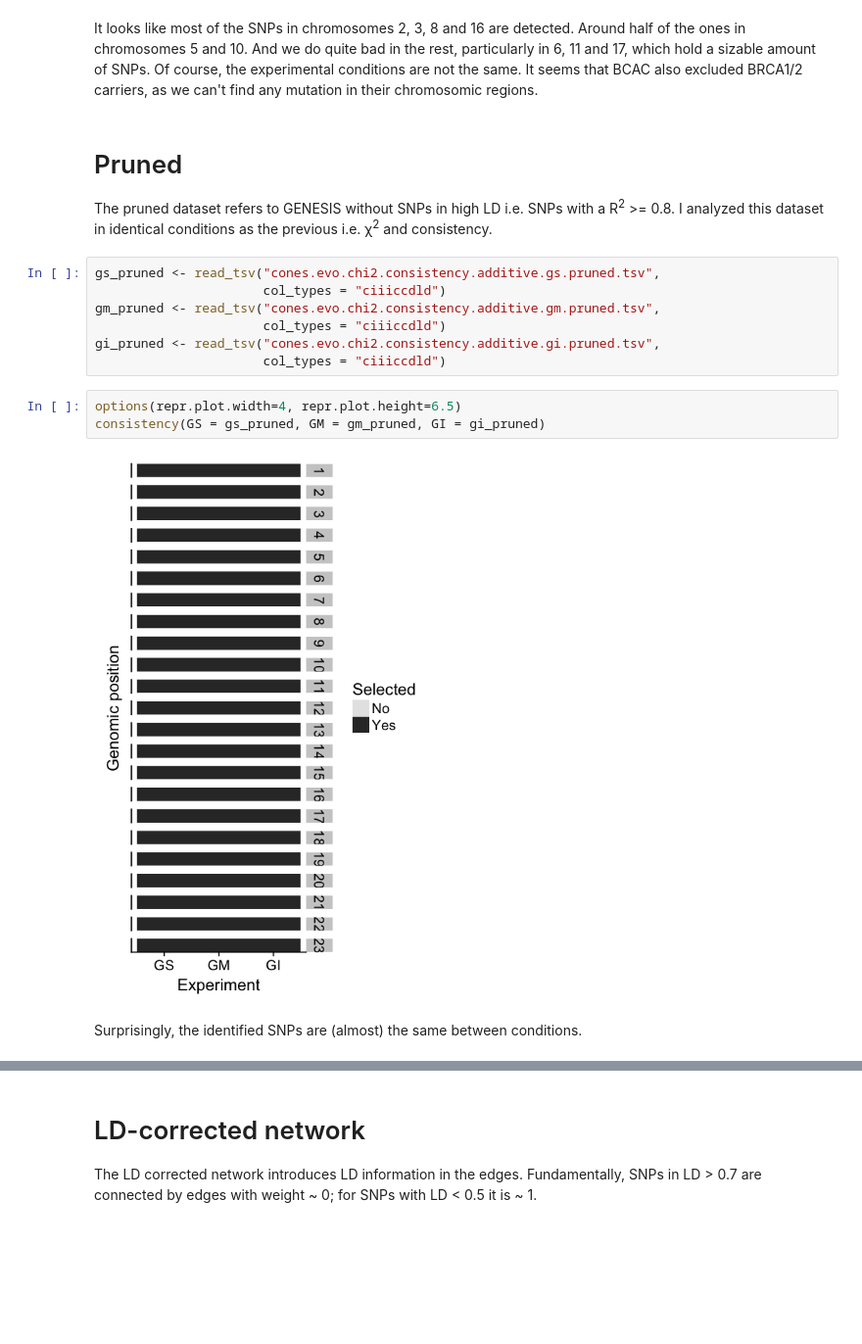
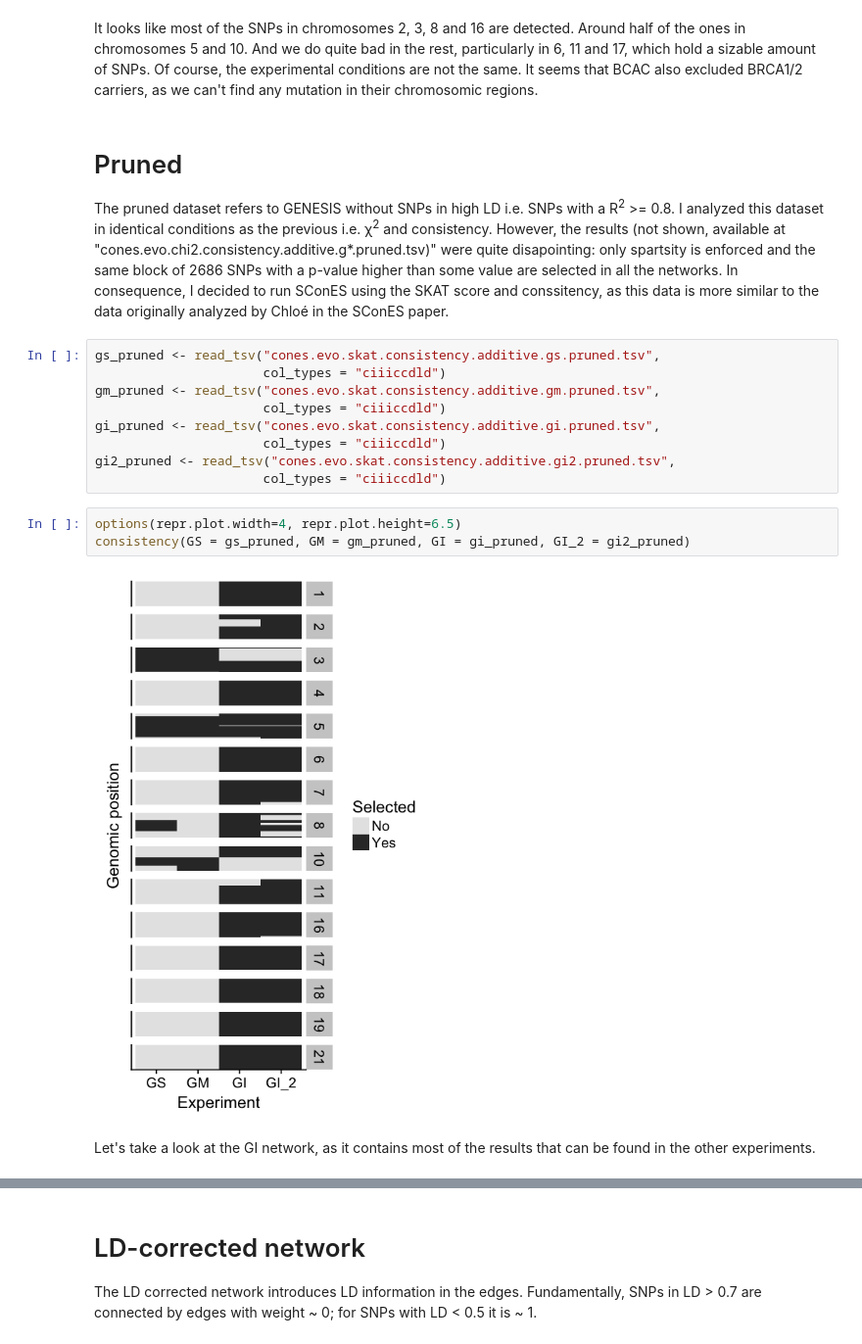
Before and after one commit to hclimente/genewa, a Jupyter notebook: results/genesis/additive_analysis.ipynb, the cells around one changed output, grey strips where cells are left out. Shown at 98% size. Saved outputs shown, nothing was run; the diff lists cells and outputs as text; blank space fills up the shorter version.

Commit message:
finished all possible GENESIS analyses

```diff
--- a/results/genesis/additive_analysis.ipynb
+++ b/results/genesis/additive_analysis.ipynb
@@ -486,19 +470,21 @@ It looks like most of the SNPs in chromosomes 2, 3, 8 and 16 are detected. Aroun
 # %% [markdown]
 # Pruned
 
-The pruned dataset refers to GENESIS without SNPs in high LD i.e. SNPs with a R<sup>2</sup> >= 0.8. I analyzed this dataset in identical conditions as the previous i.e. χ<sup>2</sup> and consistency.
+The pruned dataset refers to GENESIS without SNPs in high LD i.e. SNPs with a R<sup>2</sup> >= 0.8. I analyzed this dataset in identical conditions as the previous i.e. χ<sup>2</sup> and consistency. However, the results (not shown, available at "cones.evo.chi2.consistency.additive.g\*.pruned.tsv)" were quite disapointing: only spartsity is enforced and the same block of 2686 SNPs with a p-value higher than some value are selected in all the networks. In consequence, I decided to run SConES using the SKAT score and conssitency, as this data is more similar to the data originally analyzed by Chloé in the SConES paper.
 # %%
-gs_pruned <- read_tsv("cones.evo.chi2.consistency.additive.gs.pruned.tsv",
+gs_pruned <- read_tsv("cones.evo.skat.consistency.additive.gs.pruned.tsv",
                       col_types = "ciiiccdld")
-gm_pruned <- read_tsv("cones.evo.chi2.consistency.additive.gm.pruned.tsv",
+gm_pruned <- read_tsv("cones.evo.skat.consistency.additive.gm.pruned.tsv",
                       col_types = "ciiiccdld")
-gi_pruned <- read_tsv("cones.evo.chi2.consistency.additive.gi.pruned.tsv",
+gi_pruned <- read_tsv("cones.evo.skat.consistency.additive.gi.pruned.tsv",
                       col_types = "ciiiccdld")
+gi2_pruned <- read_tsv("cones.evo.skat.consistency.additive.gi2.pruned.tsv",
+                      col_types = "ciiiccdld")
 # %%
 options(repr.plot.width=4, repr.plot.height=6.5)
-consistency(GS = gs_pruned, GM = gm_pruned, GI = gi_pruned)
+consistency(GS = gs_pruned, GM = gm_pruned, GI = gi_pruned, GI_2 = gi2_pruned)
 # %% [output]
-[figure, old version]
+[figure, new version]
-# %% [markdown]
-Surprisingly, the identified SNPs are (almost) the same between conditions.
+# %% [markdown]
+Let's take a look at the GI network, as it contains most of the results that can be found in the other experiments.
 # %%
```
Also changed, not shown: parts of 22 cells of this notebook.
